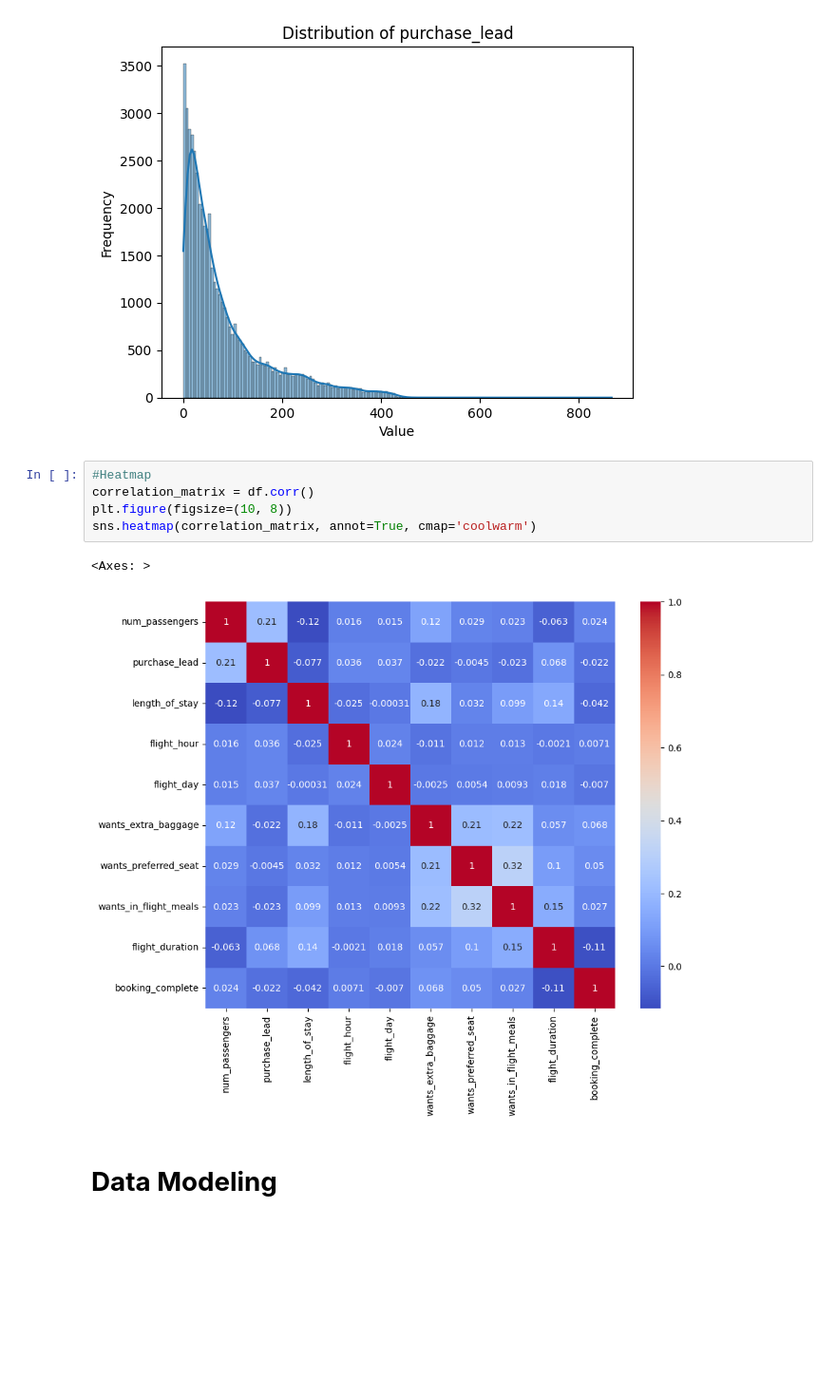
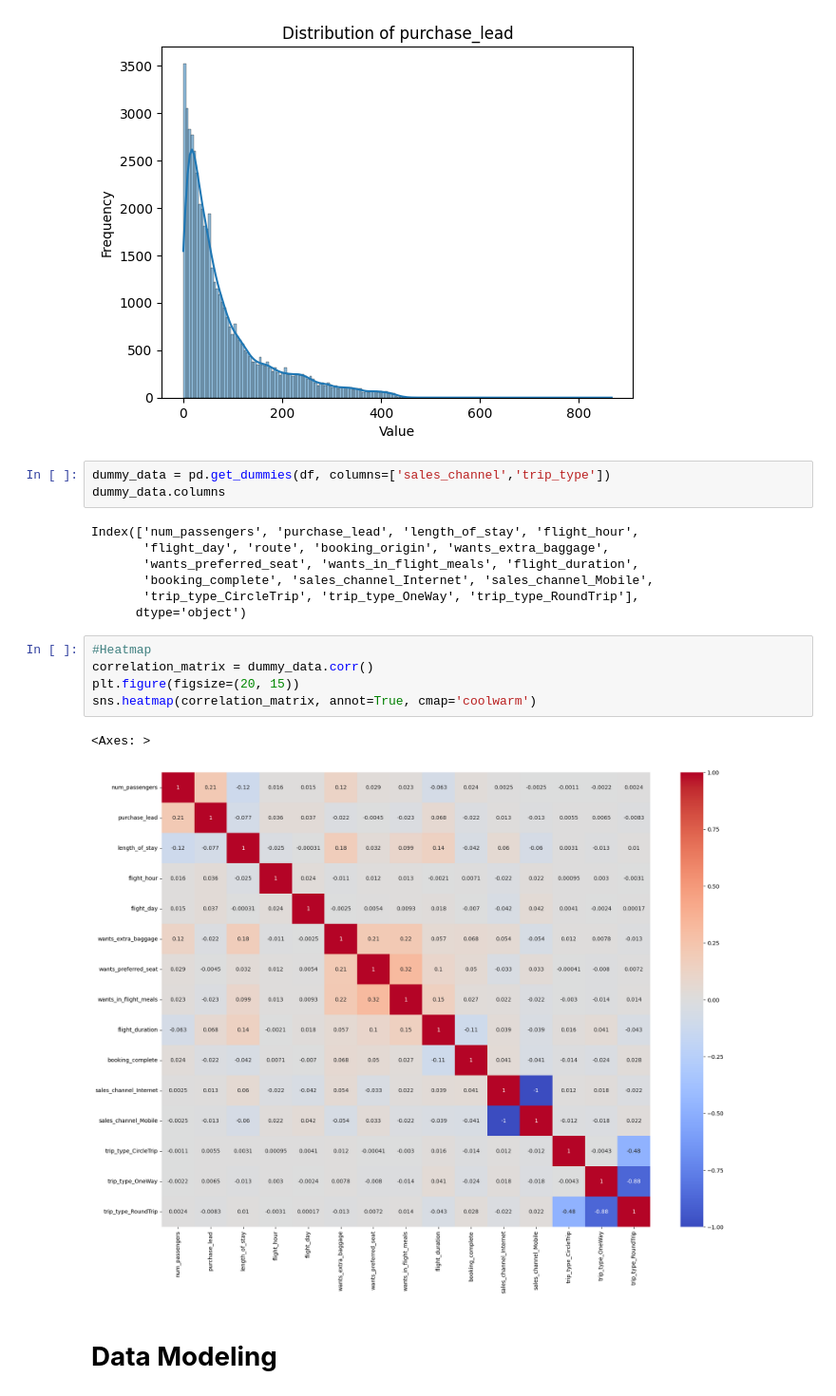
Before and after one commit to YasmineJiang/codespace, a Jupyter notebook: Predictive_Modeling_for_British_Airline.ipynb, the cells around one changed output. Shown at 95% size. Saved outputs shown, nothing was run; the diff lists cells and outputs as text; blank space fills up the shorter version.

```diff
--- a/Predictive_Modeling_for_British_Airline.ipynb
+++ b/Predictive_Modeling_for_British_Airline.ipynb
@@ -91,14 +91,24 @@ plt.ylabel('Frequency')
 # %% [output]
 Text(0, 0.5, 'Frequency')
 [figure]
+# %%
+dummy_data = pd.get_dummies(df, columns=['sales_channel','trip_type'])
+dummy_data.columns
+# %% [output]
+Index(['num_passengers', 'purchase_lead', 'length_of_stay', 'flight_hour',
+       'flight_day', 'route', 'booking_origin', 'wants_extra_baggage',
+       'wants_preferred_seat', 'wants_in_flight_meals', 'flight_duration',
+       'booking_complete', 'sales_channel_Internet', 'sales_channel_Mobile',
+       'trip_type_CircleTrip', 'trip_type_OneWay', 'trip_type_RoundTrip'],
+      dtype='object')
 # %%
 #Heatmap
-correlation_matrix = df.corr()
-plt.figure(figsize=(10, 8))
+correlation_matrix = dummy_data.corr()
+plt.figure(figsize=(20, 15))
 sns.heatmap(correlation_matrix, annot=True, cmap='coolwarm')
 # %% [output]
 <Axes: >
-[figure, old version]
+[figure, new version]
 # %% [markdown]
 # **Data Modeling**
 # %%
```
Also changed, not shown: parts of 5 cells of this notebook.
